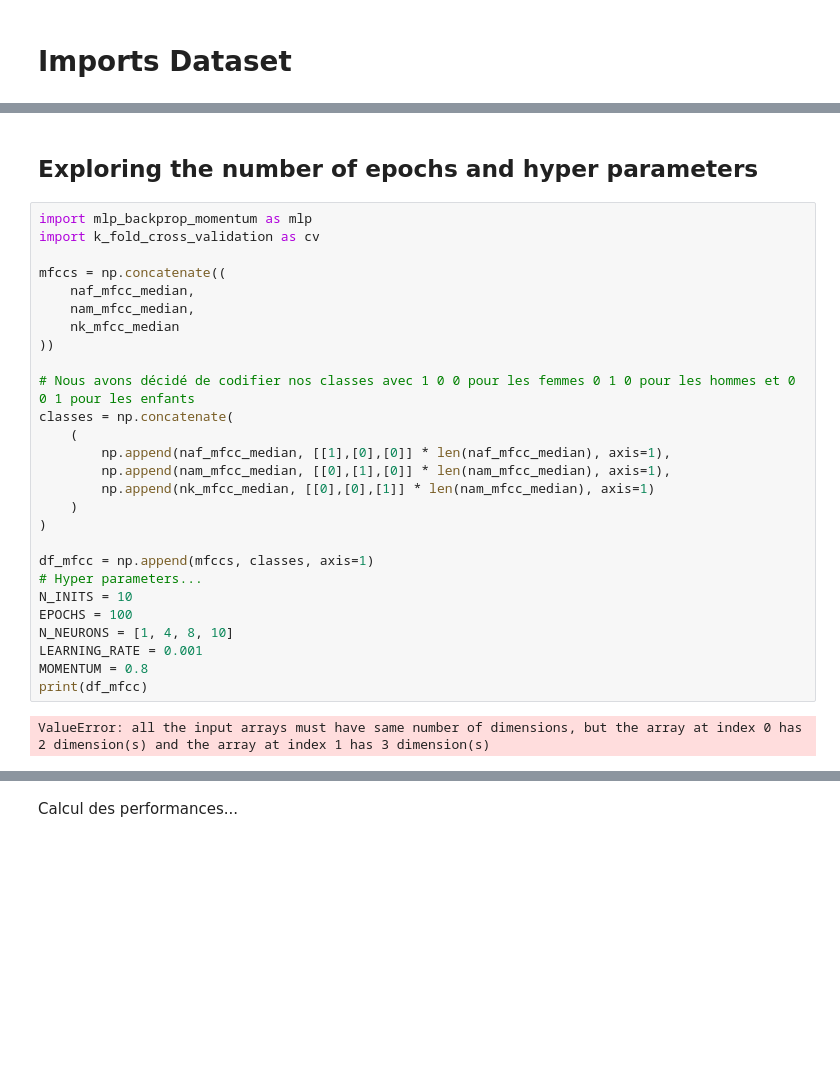
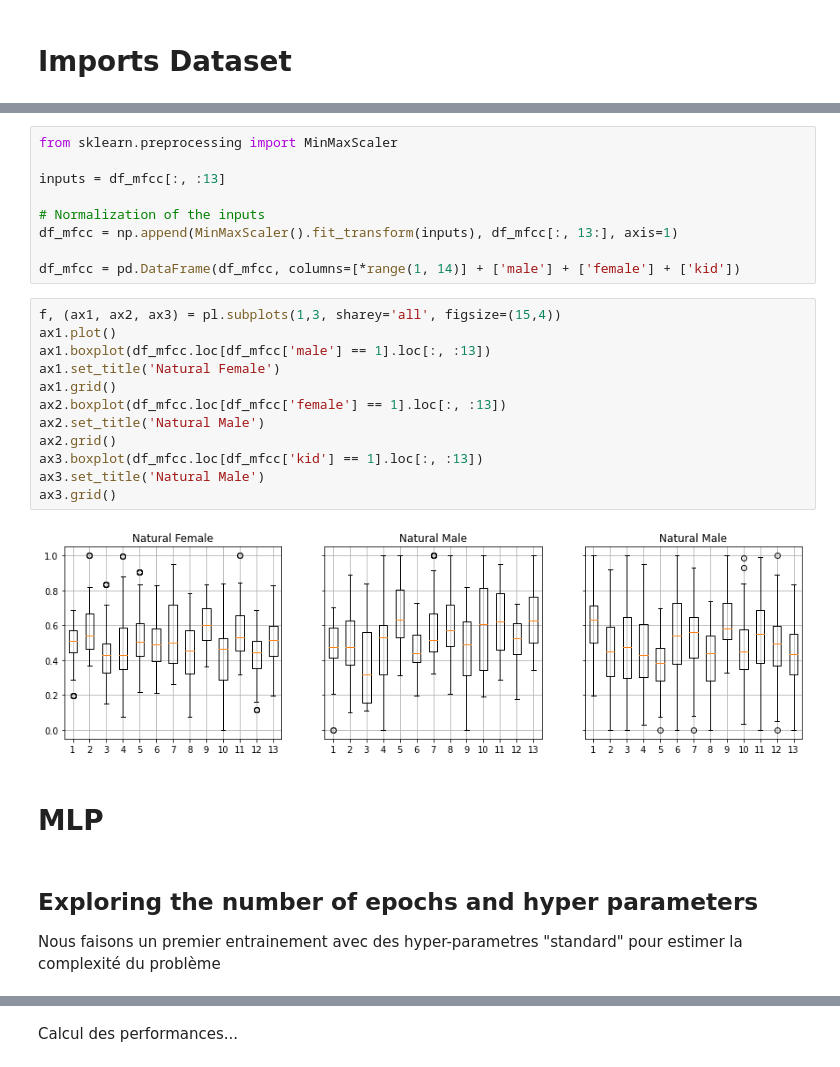
Before and after one commit to Nelson-Jnrnd/ARN_L3, a Jupyter notebook: notebooks/experience_2.ipynb, the cells around one changed output, grey strips where cells are left out. Cells and saved outputs as stored; diff of their text form; blank space fills up the shorter version.

```diff
--- a/notebooks/experience_2.ipynb
+++ b/notebooks/experience_2.ipynb
@@ -64,31 +113,30 @@ Avec les enfants, les différences entre les variables sont beaucoup moins prono
+# %%
+from sklearn.preprocessing import MinMaxScaler
+
+inputs = df_mfcc[:, :13]
+
+# Normalization of the inputs
+df_mfcc = np.append(MinMaxScaler().fit_transform(inputs), df_mfcc[:, 13:], axis=1)
+
+df_mfcc = pd.DataFrame(df_mfcc, columns=[*range(1, 14)] + ['male'] + ['female'] + ['kid'])
+# %%
+f, (ax1, ax2, ax3) = pl.subplots(1,3, sharey='all', figsize=(15,4))
+ax1.plot()
+ax1.boxplot(df_mfcc.loc[df_mfcc['male'] == 1].loc[:, :13])
+ax1.set_title('Natural Female')
+ax1.grid()
+ax2.boxplot(df_mfcc.loc[df_mfcc['female'] == 1].loc[:, :13])
+ax2.set_title('Natural Male')
+ax2.grid()
+ax3.boxplot(df_mfcc.loc[df_mfcc['kid'] == 1].loc[:, :13])
+ax3.set_title('Natural Male')
+ax3.grid()
+# %% [output]
+[figure, added]
+# %% [markdown]
+
+# MLP
 # %% [markdown]
 ## Exploring the number of epochs and hyper parameters
+
+Nous faisons un premier entrainement avec des hyper-parametres "standard" pour estimer la complexité du problème
-# %%
-import mlp_backprop_momentum as mlp
-import k_fold_cross_validation as cv
-
-mfccs = np.concatenate((
-    naf_mfcc_median,
-    nam_mfcc_median,
-    nk_mfcc_median
-))
-
-# Nous avons décidé de codifier nos classes avec 1 0 0 pour les femmes 0 1 0 pour les hommes et 0 0 1 pour les enfants
-classes = np.concatenate(
-    (
-        np.append(naf_mfcc_median, [[1],[0],[0]] * len(naf_mfcc_median), axis=1),
-        np.append(nam_mfcc_median, [[0],[1],[0]] * len(nam_mfcc_median), axis=1),
-        np.append(nk_mfcc_median, [[0],[0],[1]] * len(nam_mfcc_median), axis=1)
-    )
-)
-
-df_mfcc = np.append(mfccs, classes, axis=1)
-# Hyper parameters...
-N_INITS = 10
-EPOCHS = 100
-N_NEURONS = [1, 4, 8, 10]
-LEARNING_RATE = 0.001
-MOMENTUM = 0.8
-print(df_mfcc)
-# %% [output]
-ValueError: all the input arrays must have same number of dimensions, but the array at index 0 has 2 dimension(s) and the array at index 1 has 3 dimension(s)
```
Also changed, not shown: parts of 38 cells of this notebook, 5 other files.
